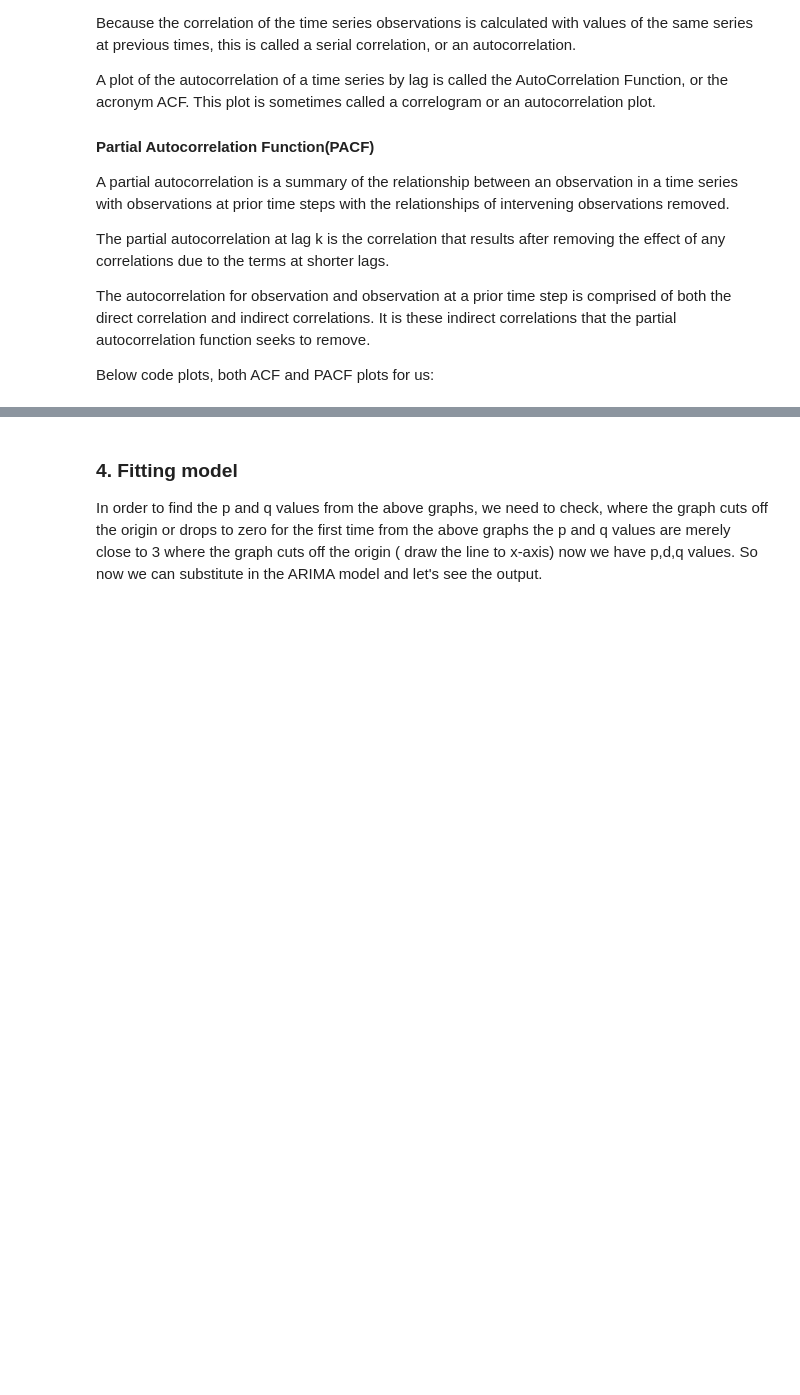
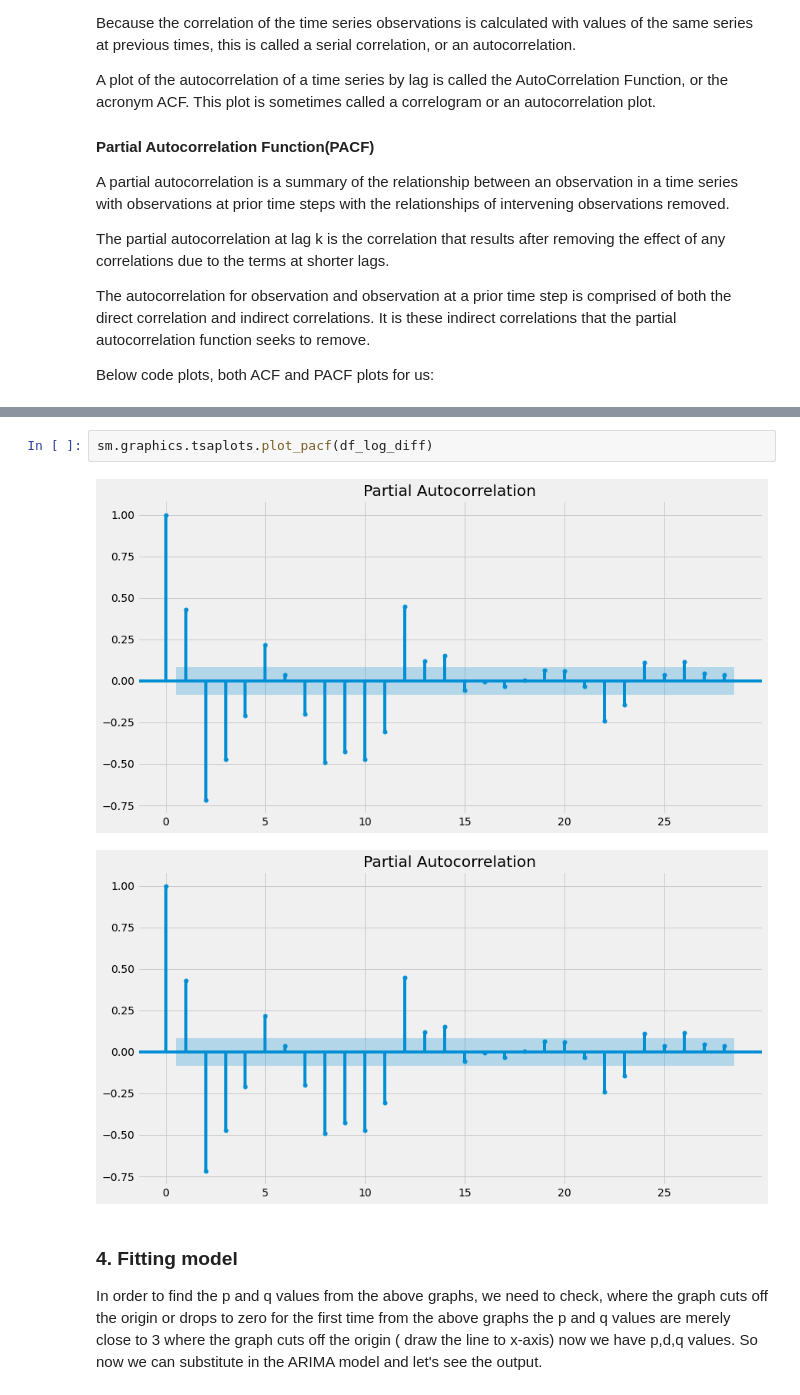
Before and after one commit to lalit-kumr/time_series, a Jupyter notebook: predict-electricity-consumption-diff.ipynb, the cells around one changed output, grey strips where cells are left out. Saved outputs shown, nothing was run; the diff lists cells and outputs as text; blank space fills up the shorter version.

```diff
--- a/predict-electricity-consumption-diff.ipynb
+++ b/predict-electricity-consumption-diff.ipynb
@@ -408,3 +416,8 @@ plt.show()
+# %%
+sm.graphics.tsaplots.plot_pacf(df_log_diff)
+# %% [output]
+[figure, added]
+[figure, added]
 # %% [markdown]
 ### 4. Fitting model
 
```
Also changed, not shown: parts of 8 cells of this notebook.
